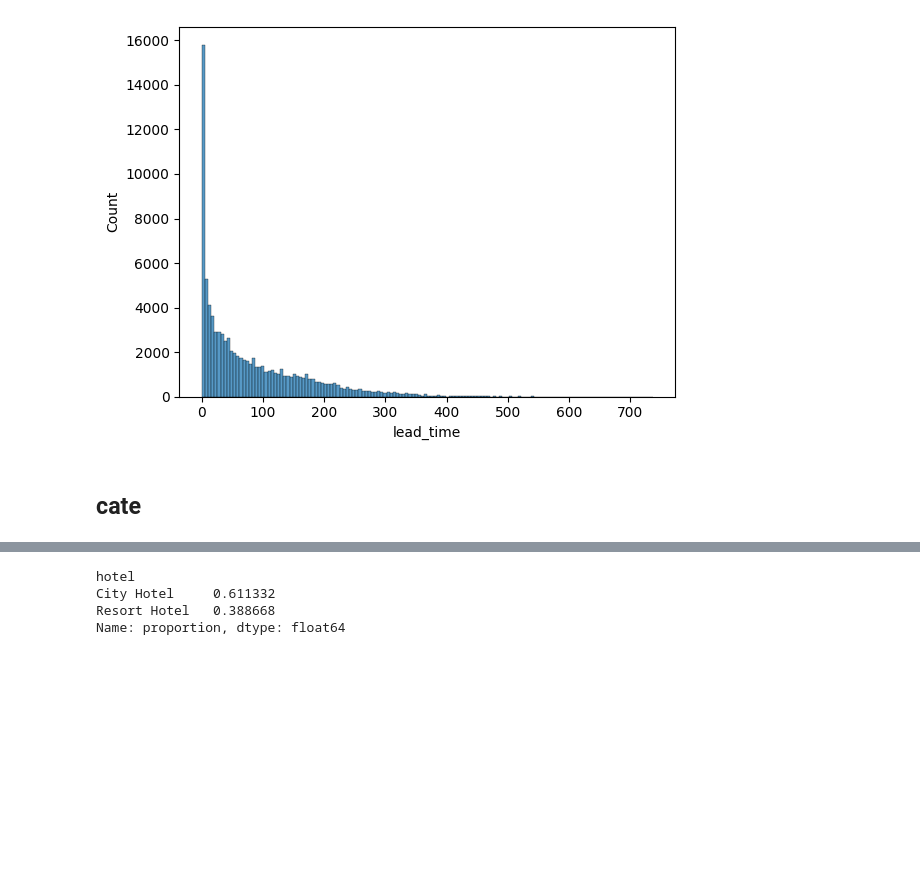
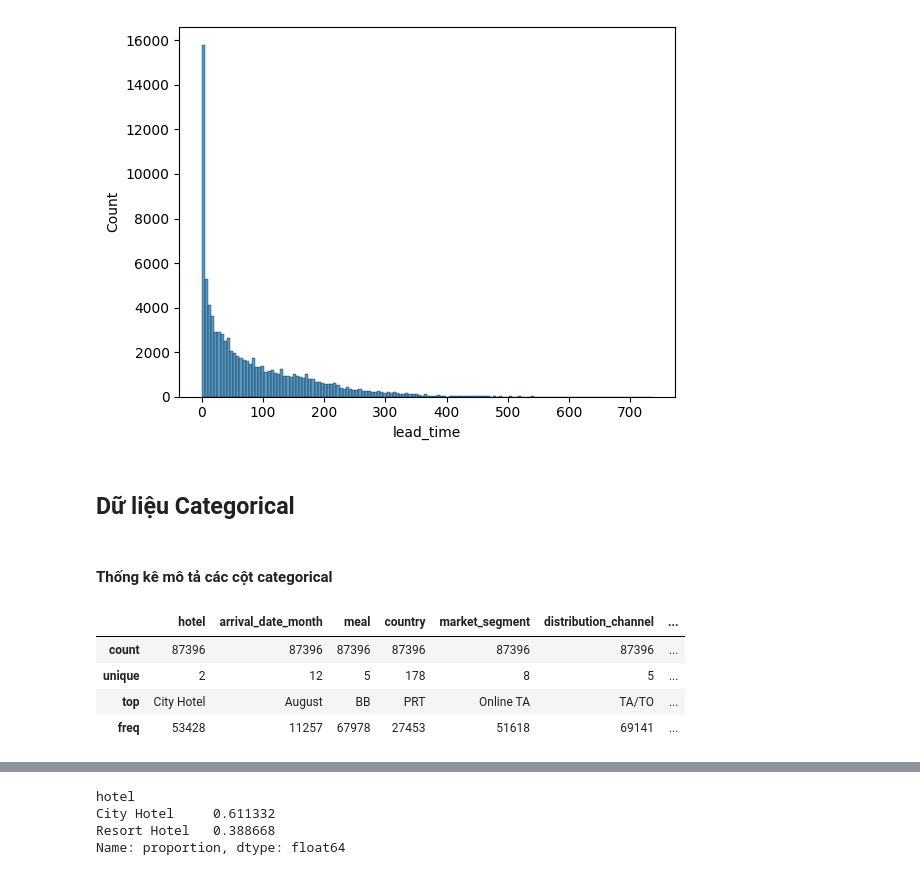
Before and after one commit to duongtruongbinh/Data-Visualization-Labs, a Jupyter notebook: Project/Project.ipynb, the cells around one changed output, grey strips where cells are left out. Saved outputs shown, nothing was run; the diff lists cells and outputs as text; code cells hidden in the pictures; blank space fills up the shorter version.

```diff
--- a/Project/Project.ipynb
+++ b/Project/Project.ipynb
@@ -166,4 +210,14 @@ ax = sns.histplot(df[num_list[1]])
 # %% [output]
 [figure]
 # %% [markdown]
-## cate
+## Dữ liệu Categorical
+# %% [markdown]
+#### Thống kê mô tả các cột categorical
+# %%
+df[cate_list].describe()
+# %% [output]
+|  | hotel | arrival_date_month | meal | country | market_segment | distribution_channel | ... |
+| count | 87396 | 87396 | 87396 | 87396 | 87396 | 87396 | ... |
+| unique | 2 | 12 | 5 | 178 | 8 | 5 | ... |
+| top | City Hotel | August | BB | PRT | Online TA | TA/TO | ... |
+| freq | 53428 | 11257 | 67978 | 27453 | 51618 | 69141 | ... |
```
Also changed, not shown: parts of 14 cells of this notebook.
